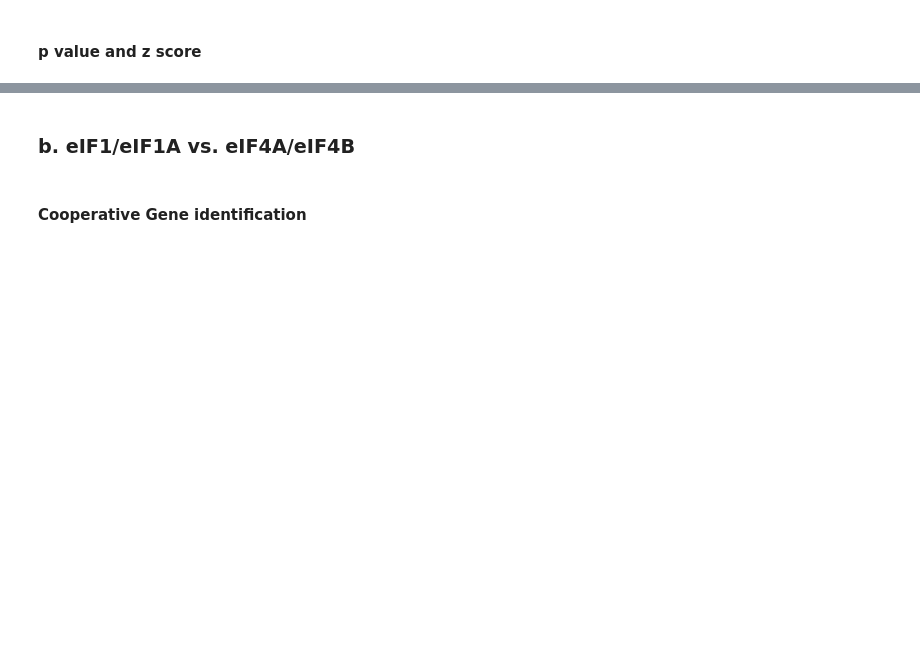
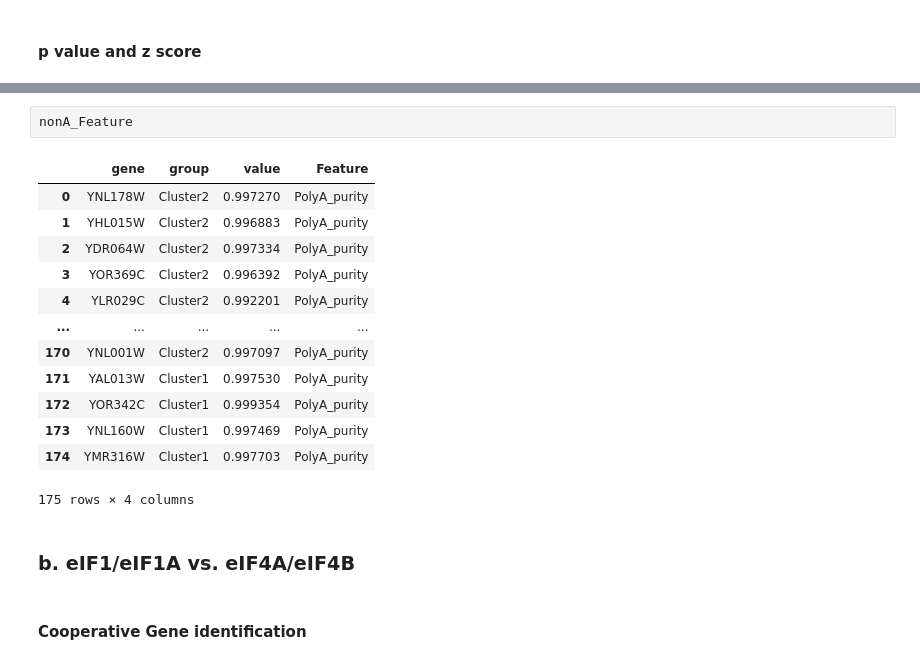
Before and after one commit to ZhangGeyu/Analyze_of_initiation_related_factors_mutants, a Jupyter notebook: Ribo-seq_and_RNA-seq_data_analyse.ipynb, the cells around one changed output, grey strips where cells are left out. Drawn from its saved outputs; the diff is of its cells as text; blank space fills up the shorter version.

```diff
--- a/Ribo-seq_and_RNA-seq_data_analyse.ipynb
+++ b/Ribo-seq_and_RNA-seq_data_analyse.ipynb
@@ -1537,6 +1576,22 @@ Try using .loc[row_indexer,col_indexer] = value instead
 
 See the caveats in the documentation: https://pandas.pydata.org/pandas-docs/stable/user_guide/indexing.html#returning-a-view-versus-a-copy
   nonA_Feature['Feature'] = 'PolyA_nonA'
+# %%
+nonA_Feature
+# %% [output]
+|  | gene | group | value | Feature |
+| 0 | YNL178W | Cluster2 | 0.997270 | PolyA_purity |
+| 1 | YHL015W | Cluster2 | 0.996883 | PolyA_purity |
+| 2 | YDR064W | Cluster2 | 0.997334 | PolyA_purity |
+| 3 | YOR369C | Cluster2 | 0.996392 | PolyA_purity |
+| 4 | YLR029C | Cluster2 | 0.992201 | PolyA_purity |
+| ... | ... | ... | ... | ... |
+| 170 | YNL001W | Cluster2 | 0.997097 | PolyA_purity |
+| 171 | YAL013W | Cluster1 | 0.997530 | PolyA_purity |
+| 172 | YOR342C | Cluster1 | 0.999354 | PolyA_purity |
+| 173 | YNL160W | Cluster1 | 0.997469 | PolyA_purity |
+| 174 | YMR316W | Cluster1 | 0.997703 | PolyA_purity |
+175 rows × 4 columns
 # %% [markdown]
 ### b. eIF1/eIF1A vs. eIF4A/eIF4B
 # %% [markdown]
```
Also changed, not shown: parts of 4 cells of this notebook, 11 other files.
